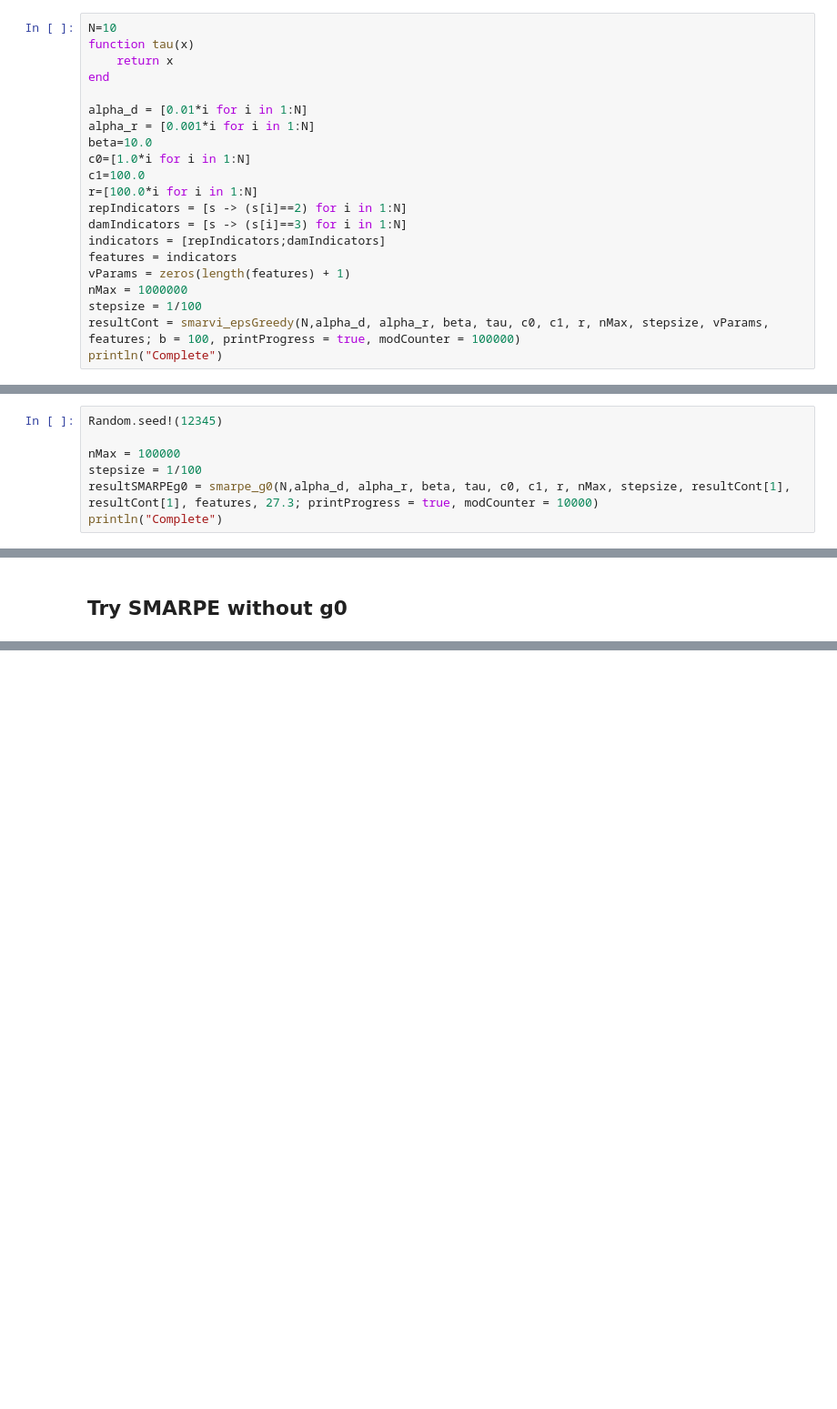
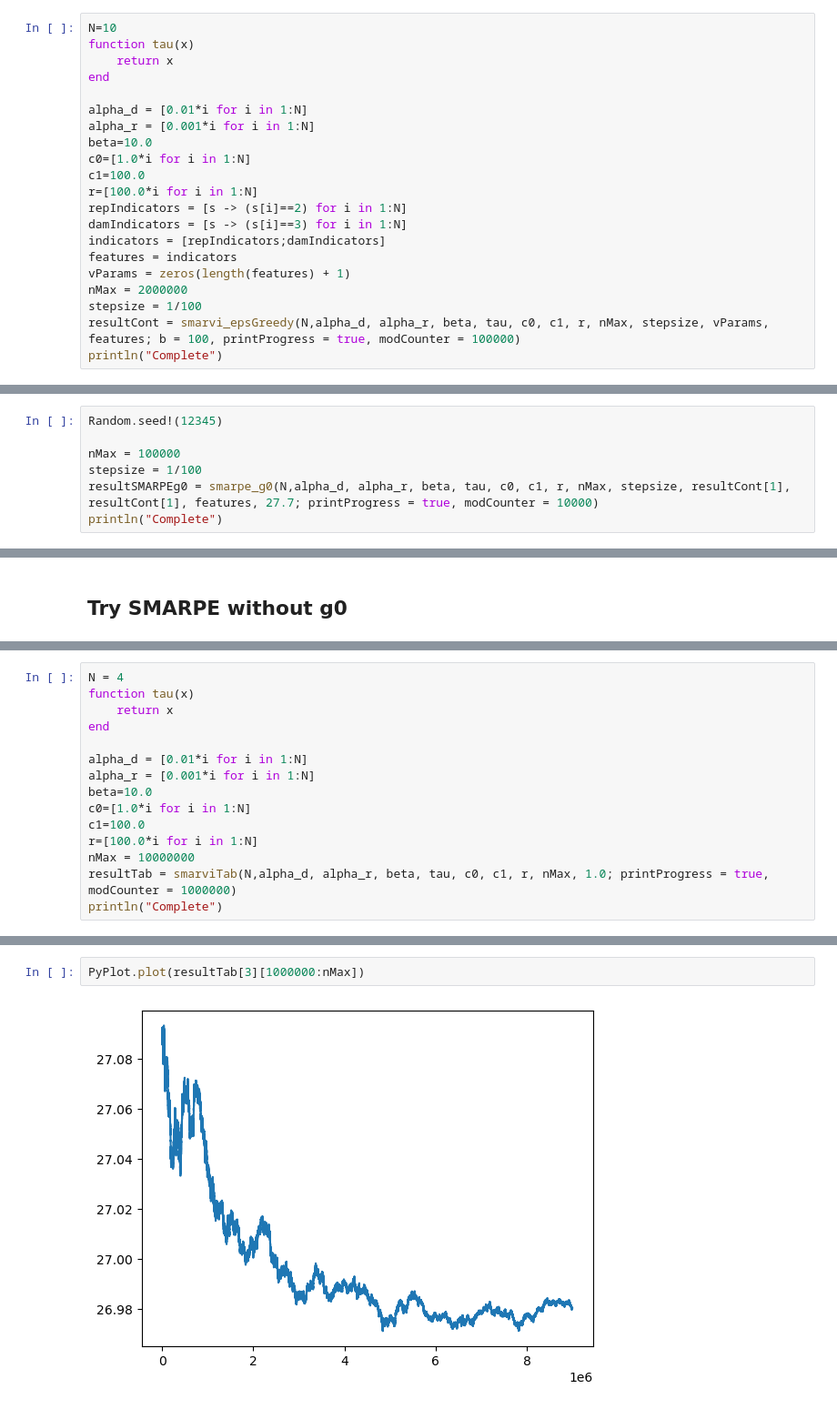
Before and after one commit to fairleyl/PhD-Code, a Jupyter notebook: AVI-Suite-egreedy.ipynb, the cells around one changed output, grey strips where cells are left out. Shown at 91% size. Cells and saved outputs as stored; diff of their text form; blank space fills up the shorter version.

```diff
--- a/AVI-Suite-egreedy.ipynb
+++ b/AVI-Suite-egreedy.ipynb
@@ -3571,7 +3982,7 @@ damIndicators = [s -> (s[i]==3) for i in 1:N]
 indicators = [repIndicators;damIndicators]
 features = indicators
 vParams = zeros(length(features) + 1)
-nMax = 1000000
+nMax = 2000000
 stepsize = 1/100
 resultCont = smarvi_epsGreedy(N,alpha_d, alpha_r, beta, tau, c0, c1, r, nMax, stepsize, vParams, features; b = 100, printProgress = true, modCounter = 100000)
 println("Complete")
@@ -3714,5 +4024,5 @@ Random.seed!(12345)
 
 nMax = 100000
 stepsize = 1/100
-resultSMARPEg0 = smarpe_g0(N,alpha_d, alpha_r, beta, tau, c0, c1, r, nMax, stepsize, resultCont[1], resultCont[1], features, 27.3; printProgress = true, modCounter = 10000)
+resultSMARPEg0 = smarpe_g0(N,alpha_d, alpha_r, beta, tau, c0, c1, r, nMax, stepsize, resultCont[1], resultCont[1], features, 27.7; printProgress = true, modCounter = 10000)
 println("Complete")
@@ -3993,0 +4106,15 @@ PyPlot.plot(SMARPI_gsg0[1][20000:evalNMax])
+# %%
+N = 4
+function tau(x)
+    return x
+end
+
+alpha_d = [0.01*i for i in 1:N]
+alpha_r = [0.001*i for i in 1:N]
+beta=10.0
+c0=[1.0*i for i in 1:N]
+c1=100.0
+r=[100.0*i for i in 1:N]
+nMax = 10000000
+resultTab = smarviTab(N,alpha_d, alpha_r, beta, tau, c0, c1, r, nMax, 1.0; printProgress = true, modCounter = 1000000)
+println("Complete")
@@ -3993,0 +4137,4 @@ PyPlot.plot(SMARPI_gsg0[1][20000:evalNMax])
+# %%
+PyPlot.plot(resultTab[3][1000000:nMax])
+# %% [output]
+[figure, added]
```
Also changed, not shown: parts of 55 cells of this notebook.
